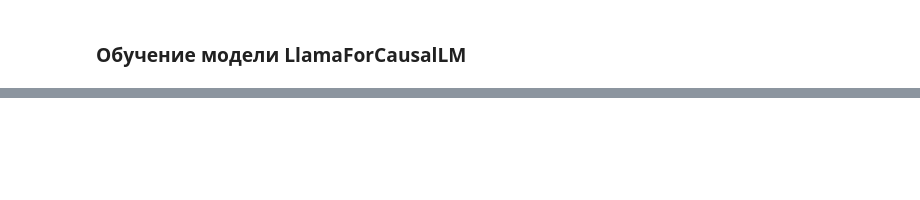
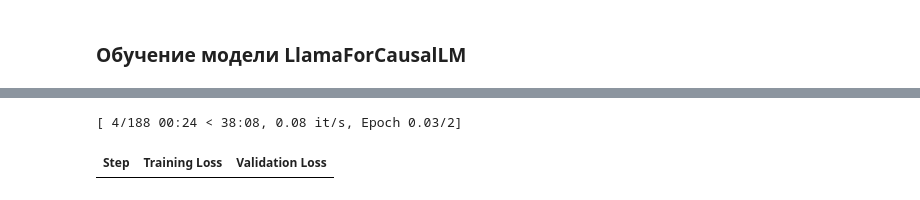
Before and after one commit to Sergeev-77/NLP_sprint_2_project, a Jupyter notebook: test.ipynb, the cells around one changed output, grey strips where cells are left out. Saved outputs shown, nothing was run; the diff lists cells and outputs as text; code cells hidden in the pictures; blank space fills up the shorter version.

```diff
--- a/test.ipynb
+++ b/test.ipynb
@@ -39,7 +40,7 @@ DATA_DIR = Path("RussianNovels/corpus")
 DEVICE = "cuda" if torch.cuda.is_available() else "cpu"
 VOCAB_SIZE = 3000
 CYRILLIC_RE = re.compile(r"^[\p{IsCyrillic}\s0-9.,!?—–:;\"'()«»…\-]+$")
-BATCH_SIZE = 4
+BATCH_SIZE = 12
 MAX_EPOCHS = 10
 LEARNING_RATE = 3e-4
 WEIGHT_DECAY = 0.01
@@ -103,7 +104,7 @@ def normalize_punctuation(text: str) -> str:
     text = re.sub(r"[!?]{2,}", r"\1", text)
     text = re.sub(r"\.{3,}", "…", text)
     text = re.sub(r",,{2,}", ",", text)
-    text = re.sub(r"--{2,}", "-", text)
+    text = re.sub(r"-{2,}", "-", text)
     text = re.sub(r"\s+", " ", text)
     text = re.sub(r'[«»]', '"', text)
     return text.strip()
@@ -459 +481,50 @@ epoch 1 step 51 loss: 8.01
 KeyboardInterrupt:
+# %%
+from transformers import Trainer, TrainingArguments
+
+split_dataset = dataset.train_test_split(test_size=0.1)
+
+train_dataset = split_dataset['train']
+val_dataset = split_dataset['test']
+
+training_args = TrainingArguments(
+    output_dir="./checkpoints",
+    num_train_epochs=2,
+    learning_rate=LEARNING_RATE,
+
+    per_device_train_batch_size=BATCH_SIZE,
+    per_device_eval_batch_size=BATCH_SIZE,
+    gradient_accumulation_steps=16,  # 16 × 8 = 128
+    weight_decay=WEIGHT_DECAY,
+    eval_strategy="steps",
+    save_strategy="no",
+    eval_steps=10,
+    logging_steps=11,
+    fp16=True,
+    report_to="none"
+)
+
+trainer = Trainer(
+    model=model,
+    args=training_args,
+    train_dataset=train_dataset,
+    eval_dataset=val_dataset,
+    tokenizer=tokenizer,
+    # callbacks=[
+    #     PromptValidationCallback(
+    #         tokenizer=tokenizer,
+    #         prompts=[
+    #             "Translate to English: Привет мир",
+    #             "Solve: 2 + 2 = ?"
+    #         ],
+    #         expected_outputs=[
+    #             "Hello world",
+    #             "4"
+    #         ]
+    #     )
+    # ]
+)
+trainer.train()
+# %% [output]
+[ 4/188 00:24 < 38:08, 0.08 it/s, Epoch 0.03/2]
+| Step | Training Loss | Validation Loss |
```
Also changed, not shown: parts of 11 cells of this notebook, 3 other files.
